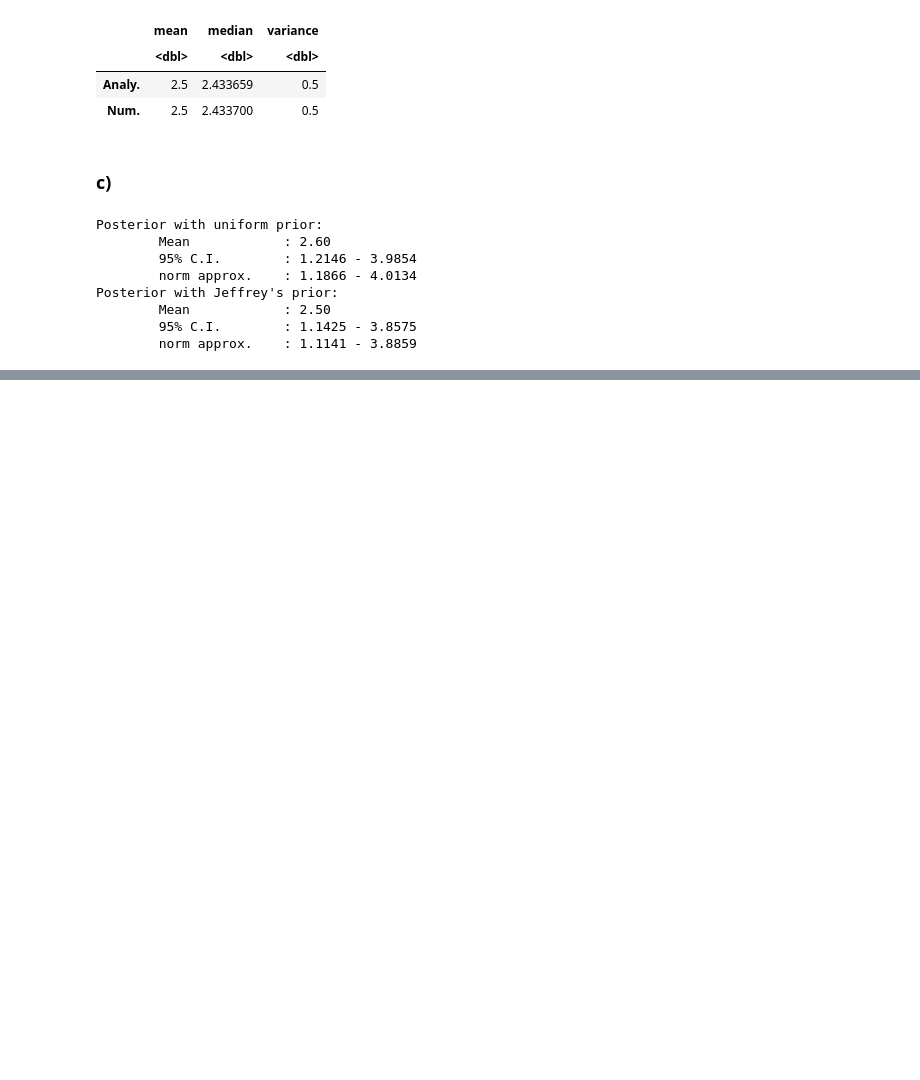
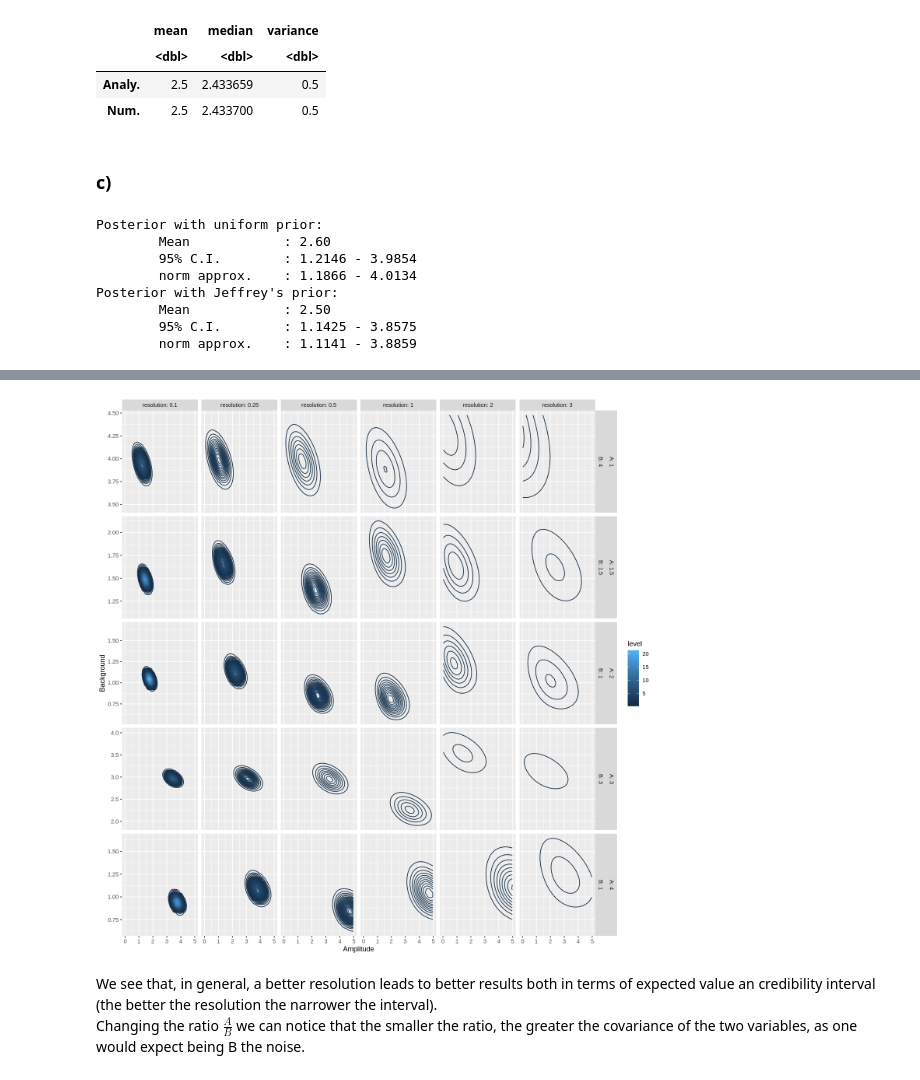
Before and after one commit to c0pp1/AS4PA-Rlab, a Jupyter notebook: rlab05/rlab05.ipynb, the cells around one changed output, grey strips where cells are left out. Cells and saved outputs as stored; diff of their text form; code cells hidden in the pictures; blank space fills up the shorter version.

```diff
--- a/rlab05/rlab05.ipynb
+++ b/rlab05/rlab05.ipynb
@@ -331,0 +451,37 @@ as.numeric(str_replace(x, "X", ""))
+# %%
+# Generate processed data
+set.seed(205)
+datproc <- data.frame(x=NA, y=NA, post=NA, resolution=NA, A=NA, B=NA)
+datproc <- datproc[-1,]
+
+for( i in seq_along(resolutions) ) {
+    for( j in seq_along(A.true)) {
+        xdat   <- seq(from=-7*w, to=7*w, by=resolutions[[i]]*w)
+        s.true <- signal(xdat , A.true[[j]] , B.true[[j]] , x0, w, Delta.t)
+        ddat   <- sapply(s.true, function(s) {rpois(1, s)})
+        values <- posterior(a, b, ddat, xdat, x0, w, Delta.t)
+        colnames(values) <- b
+        tmp.df <- data.frame(values) %>%
+                cbind(a) %>%
+                pivot_longer(names_to='y', values_to='post', -a) %>%
+                mutate(y=as.numeric(str_replace(y, "X", "")))
+        colnames(tmp.df)[[1]] <- 'x'
+        tmp.df <- cbind(tmp.df, resolution=rep(resolutions[[i]], length(tmp.df$x)),
+                        A=rep(A.true[[j]], length(tmp.df$x)),
+                        B=rep(B.true[[j]], length(tmp.df$x)))
+
+        datproc <- rbind(datproc, tmp.df)
+    }
+}
+# %%
+# plot processed data
+options(repr.plot.height=12, repr.plot.width=12)
+ggplot(data=datproc, mapping=aes(x=x, y=y, z=post, color=after_stat(level))) +
+geom_contour(binwidth=0.2) +
+labs( x='Amplitude', y='Background') +
+facet_grid(A + B ~ resolution, labeller='label_both', scale='free_y')
+# %% [output]
+[figure, added]
+# %% [markdown]
+We see that, in general, a better resolution leads to better results both in terms of expected value an credibility interval (the better the resolution the narrower the interval).
+Changing the ratio $\frac{A}{B}$ we can notice that the smaller the ratio, the greater the covariance of the two variables, as one would expect being B the noise.
```
Also changed, not shown: parts of 18 cells of this notebook.
